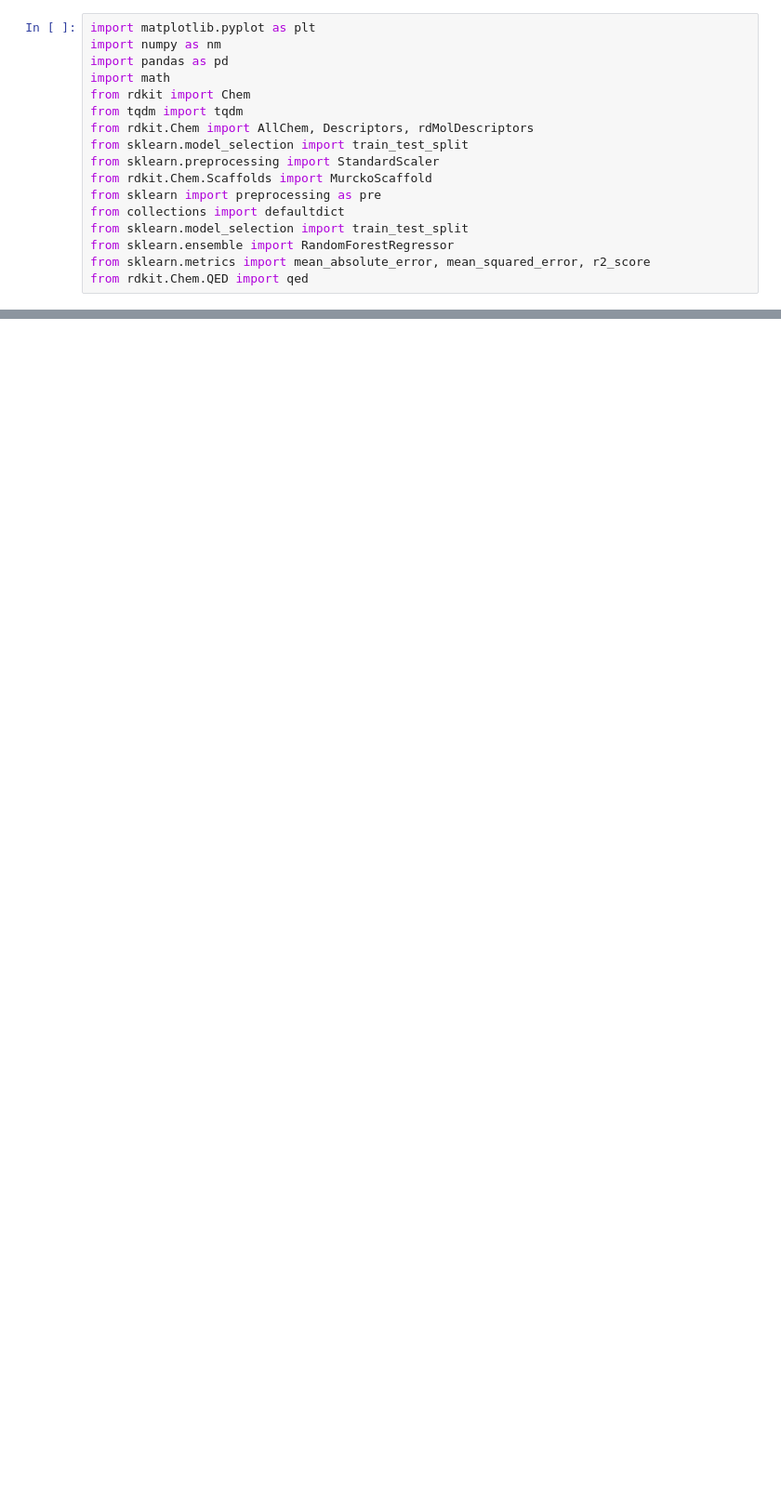
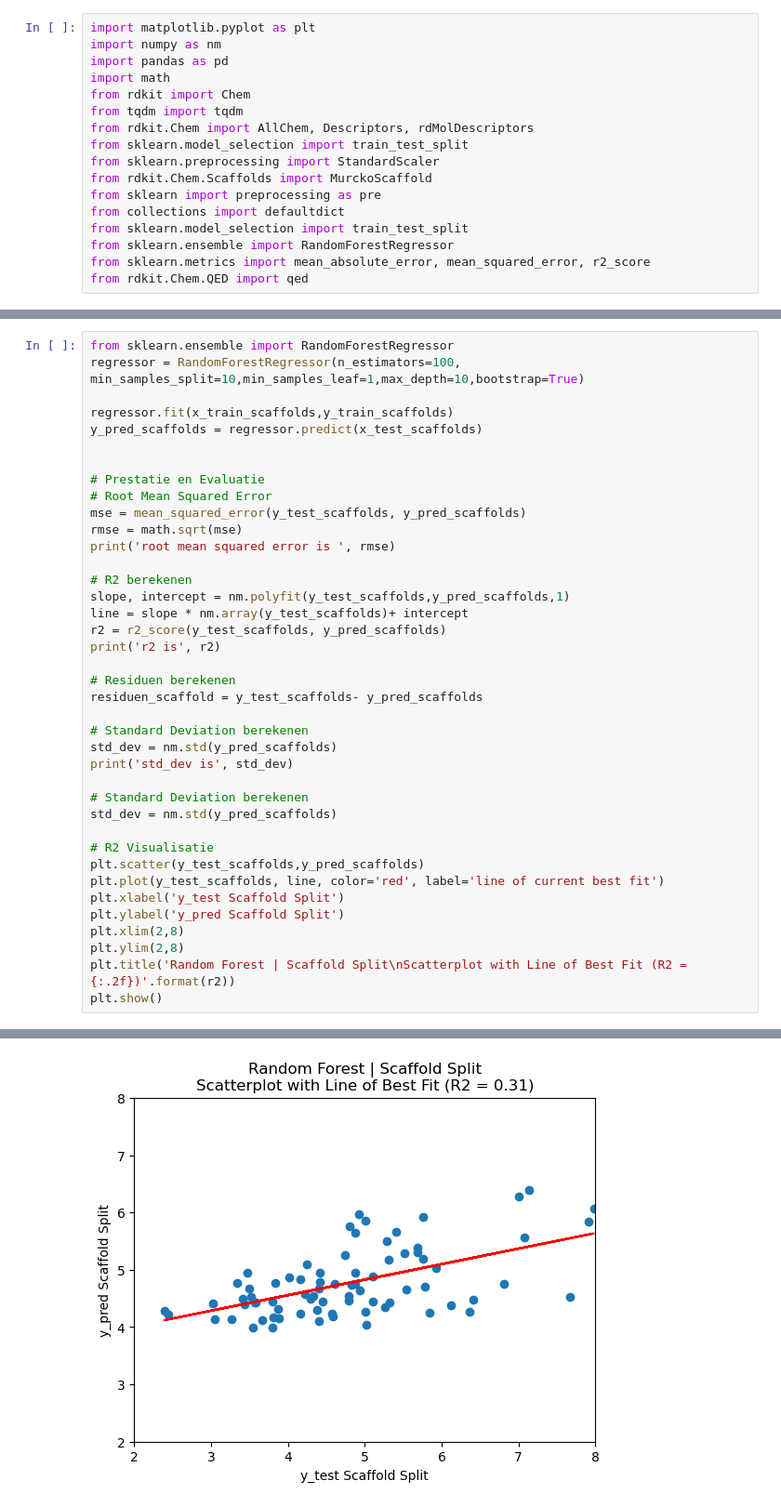
Before and after one commit to verawentzel/bep, a Jupyter notebook: notebooks/De Echte Code/1. Random Forest Model.ipynb, the cells around one changed output, grey strips where cells are left out. Shown at 93% size. Saved outputs shown, nothing was run; the diff lists cells and outputs as text; blank space fills up the shorter version.

```diff
--- a/notebooks/De Echte Code/1. Random Forest Model.ipynb
+++ b/notebooks/De Echte Code/1. Random Forest Model.ipynb
@@ -89,0 +267,40 @@ AttributeError: 'numpy.ndarray' object has no attribute 'TPSA'
+# %%
+from sklearn.ensemble import RandomForestRegressor
+regressor = RandomForestRegressor(n_estimators=100, min_samples_split=10,min_samples_leaf=1,max_depth=10,bootstrap=True)
+
+regressor.fit(x_train_scaffolds,y_train_scaffolds)
+y_pred_scaffolds = regressor.predict(x_test_scaffolds)
+
+
+# Prestatie en Evaluatie
+# Root Mean Squared Error
+mse = mean_squared_error(y_test_scaffolds, y_pred_scaffolds)
+rmse = math.sqrt(mse)
+print('root mean squared error is ', rmse)
+
+# R2 berekenen
+slope, intercept = nm.polyfit(y_test_scaffolds,y_pred_scaffolds,1)
+line = slope * nm.array(y_test_scaffolds)+ intercept
+r2 = r2_score(y_test_scaffolds, y_pred_scaffolds)
+print('r2 is', r2)
+
+# Residuen berekenen
+residuen_scaffold = y_test_scaffolds- y_pred_scaffolds
+
+# Standard Deviation berekenen
+std_dev = nm.std(y_pred_scaffolds)
+print('std_dev is', std_dev)
+
+# Standard Deviation berekenen
+std_dev = nm.std(y_pred_scaffolds)
+
+# R2 Visualisatie
+plt.scatter(y_test_scaffolds,y_pred_scaffolds)
+plt.plot(y_test_scaffolds, line, color='red', label='line of current best fit')
+plt.xlabel('y_test Scaffold Split')
+plt.ylabel('y_pred Scaffold Split')
+plt.xlim(2,8)
+plt.ylim(2,8)
+plt.title('Random Forest | Scaffold Split\nScatterplot with Line of Best Fit (R2 = {:.2f})'.format(r2))
+plt.show()
+# %% [output]
@@ -89,0 +310 @@ AttributeError: 'numpy.ndarray' object has no attribute 'TPSA'
+[figure, added]
```
Also changed, not shown: parts of 16 cells of this notebook, 7 other files.
